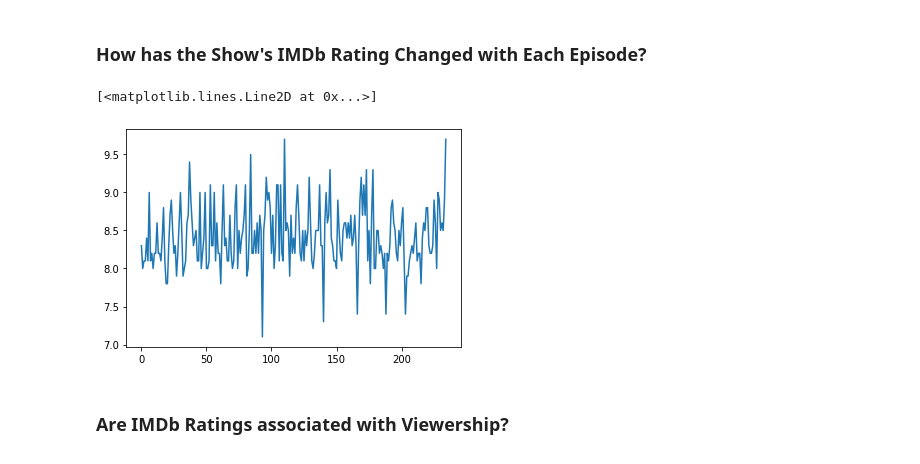
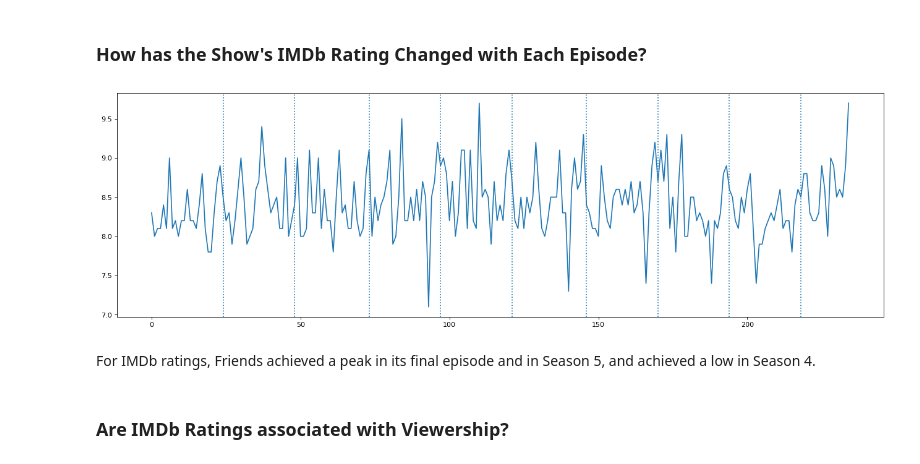
Before and after one commit to xghan99/Friends-EDA, a Jupyter notebook: FriendsEDA.ipynb, the cells around one changed output. Cells and saved outputs as stored; diff of their text form; code cells hidden in the pictures.

```diff
--- a/FriendsEDA.ipynb
+++ b/FriendsEDA.ipynb
@@ -198,10 +220,14 @@ plt.plot(df_episodes["episode_num_overall"], df_episodes["us_viewers"])
 # %% [markdown]
 ### How has the Show's IMDb Rating Changed with Each Episode?
-# %%
-plt.plot(df_imdb["imdb_rating"])
-# %% [output]
-[<matplotlib.lines.Line2D at 0x...>]
-[figure, removed]
+# %%
+figure(figsize=(20,6), dpi=80)
+plt.plot(df_imdb["imdb_rating"])
+for boundary in season_boundaries:
+  plt.axvline(x=boundary-1, linestyle="dotted")
+# %% [output]
+[figure, added]
+# %% [markdown]
+For IMDb ratings, Friends achieved a peak in its final episode and in Season 5, and achieved a low in Season 4.
 # %% [markdown]
 ### Are IMDb Ratings associated with Viewership?
 # %%
```
Also changed, not shown: parts of 15 cells of this notebook.
